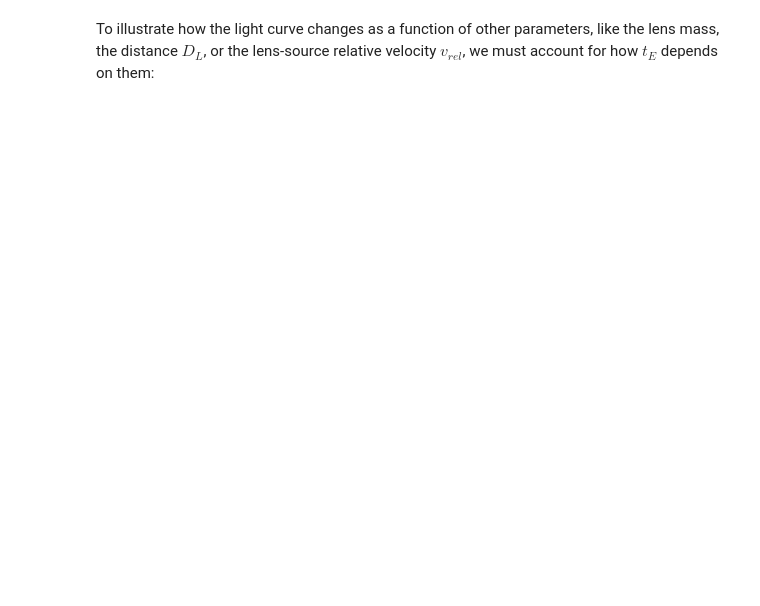
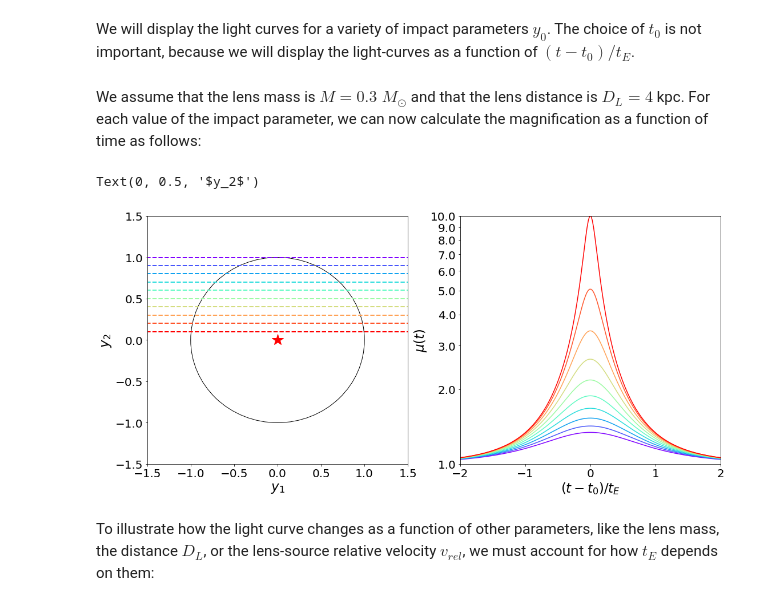
Before and after one commit to maxmen/LensingLectures, a Jupyter notebook: Notebooks/9_2020_microlensing_light_curve.ipynb, the cells around one changed output. Cells and saved outputs as stored; diff of their text form; code cells hidden in the pictures; blank space fills up the shorter version.

```diff
--- a/Notebooks/9_2020_microlensing_light_curve.ipynb
+++ b/Notebooks/9_2020_microlensing_light_curve.ipynb
@@ -130,0 +38,18 @@ ax[0].set_aspect('equal')
+# %%
+from astropy import constants as const
+from astropy import units as u
+import numpy as np
+
+class point_source(object):
+
+    def __init__(self,flux=1.0,ds=10.0,vel=200.):
+        """
+        Initialize a point source.
+        Parameters:
+        - flux: baseline flux
+        - ds: source distance
+        - ds: source relative velocity
+        """
+        self.ds=ds
+        self.flux=flux
+        self.vel=vel
@@ -130,0 +190,4 @@ ax[0].set_aspect('equal')
+# %%
+ps = point_source(flux=1.,ds=8.0,vel=200.)
+# %% [markdown]
+We will display the light curves for a variety of impact parameters $y_0$. The choice of $t_0$ is not important, because we will display the light-curves as a function of $(t-t_0)/t_E$.
@@ -131,2 +199,59 @@ ax[0].set_aspect('equal')
+# %% [markdown]
+We assume that the lens mass is $M=0.3 \;M_\odot$ and that the lens distance is $D_L=4$ kpc. For each value of the impact parameter, we can now calculate the magnification as a function of time as follows:
+# %%
+# loop over the impact parameters and calculate
+# the lightcurves:
+
+for i in range(y0.size):
+    pl = point_lens(ps,mass=0.3,dl=4.0,t0=t0,y0=y0[i])
+    t=pl.t0+np.linspace(-2,2,200)*pl.tE.value
+    mut=pl.mut(t)
+
+
+import matplotlib.pyplot as plt
+%matplotlib inline
+from matplotlib.pyplot import cm
+import matplotlib.ticker as ticker
+
+# create a color sequence using the rainbow color-map
+color=iter(cm.rainbow(np.linspace(0,1,y0.size)))
+
+xx=[-2,2]
+
+fig,ax=plt.subplots(1,2,figsize=(18,8))
+ax[1].set_ylim([1.0,10.0])
+ax[1].set_xlim([-2,2])
+ax[1].set_yscale('log')
+ax[1].set_xlabel(r'$(t-t_0)/t_E$',fontsize=23)
+ax[1].set_ylabel(r'$\mu(t)$',fontsize=23)
+ax[1].set_yticks(np.arange(1, 11, 1.0))
+ax[1].yaxis.set_major_formatter(ticker.FormatStrFormatter('%0.1f'))
+ax[1].xaxis.set_tick_params(labelsize=20)
+ax[1].yaxis.set_tick_params(labelsize=20)
+
+# create a circle with radius 1 (the Einstein ring)
+circle=plt.Circle((0,0),1,color='black',fill=False)
+ax[0].set_xlim([-1.5,1.5])
+ax[0].set_ylim([-1.5,1.5])
+ax[0].add_artist(circle) # display the Einstein ring
+ax[0].plot([0.0],[0.0],'*',markersize=20,color='red')
+ax[0].xaxis.set_tick_params(labelsize=20)
+ax[0].yaxis.set_tick_params(labelsize=20)
+
+# loop over the impact parameters and plot the light curves
+for i in range(y0.size):
+    c=next(color)
+    pl = point_lens(ps,mass=0.3,dl=4.0,t0=t0,y0=y0[i])
+    t=pl.t0+np.linspace(-2,2,200)*pl.tE.value
+    mut=pl.mut(t)
+    ax[1].plot((t-pl.t0)/pl.tE,mut,'-',color=c)
+    yy=[y0[i],y0[i]]
+    ax[0].plot(xx,yy,'--',color=c,lw=2)
+
+ax[0].set_xlabel(r'$y_1$',fontsize=23)
+ax[0].set_ylabel(r'$y_2$',fontsize=23)
+# %% [output]
+Text(0, 0.5, '$y_2$')
+[figure, added]
 # %% [markdown]
 To illustrate how the light curve changes as a function of other parameters, like the lens mass, the distance $D_L$, or the lens-source relative velocity $v_{rel}$, we must account for how $t_E$ depends on them:
```
Also changed, not shown: parts of 46 cells of this notebook.
